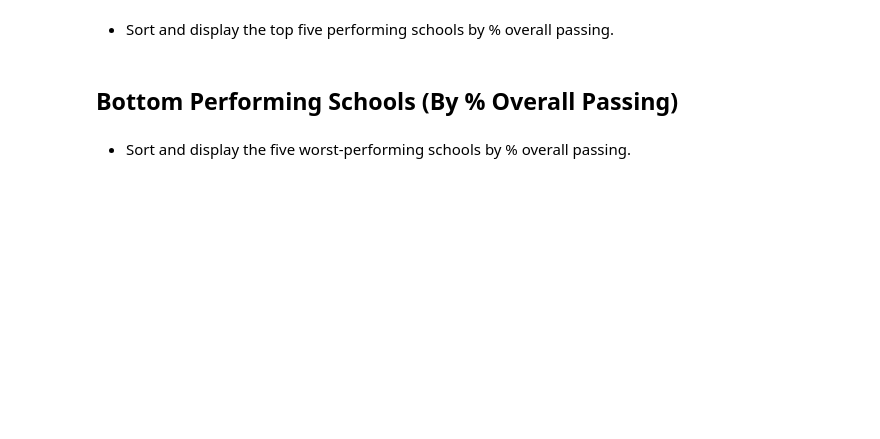
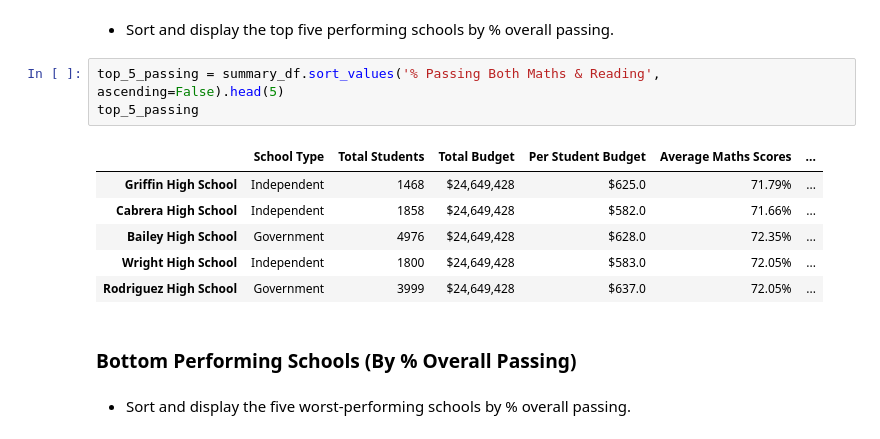
Before and after one commit to jonowood/pandas-challenge, a Jupyter notebook: PyCitySchools/PyCitySchools_starter.ipynb, the cells around one changed output. Drawn from its saved outputs; the diff is of its cells as text; blank space fills up the shorter version.

```diff
--- a/PyCitySchools/PyCitySchools_starter.ipynb
+++ b/PyCitySchools/PyCitySchools_starter.ipynb
@@ -403,6 +463,16 @@ Name: Student ID, dtype: int64
 # %% [markdown]
 * Sort and display the top five performing schools by % overall passing.
+# %%
+top_5_passing = summary_df.sort_values('% Passing Both Maths & Reading', ascending=False).head(5)
+top_5_passing
+# %% [output]
+|  | School Type | Total Students | Total Budget | Per Student Budget | Average Maths Scores | ... |
+| Griffin High School | Independent | 1468 | $24,649,428 | $625.0 | 71.79% | ... |
+| Cabrera High School | Independent | 1858 | $24,649,428 | $582.0 | 71.66% | ... |
+| Bailey High School | Government | 4976 | $24,649,428 | $628.0 | 72.35% | ... |
+| Wright High School | Independent | 1800 | $24,649,428 | $583.0 | 72.05% | ... |
+| Rodriguez High School | Government | 3999 | $24,649,428 | $637.0 | 72.05% | ... |
 # %% [markdown]
-## Bottom Performing Schools (By % Overall Passing)
+### Bottom Performing Schools (By % Overall Passing)
 # %% [markdown]
 * Sort and display the five worst-performing schools by % overall passing.
```
Also changed, not shown: parts of 6 cells of this notebook.
